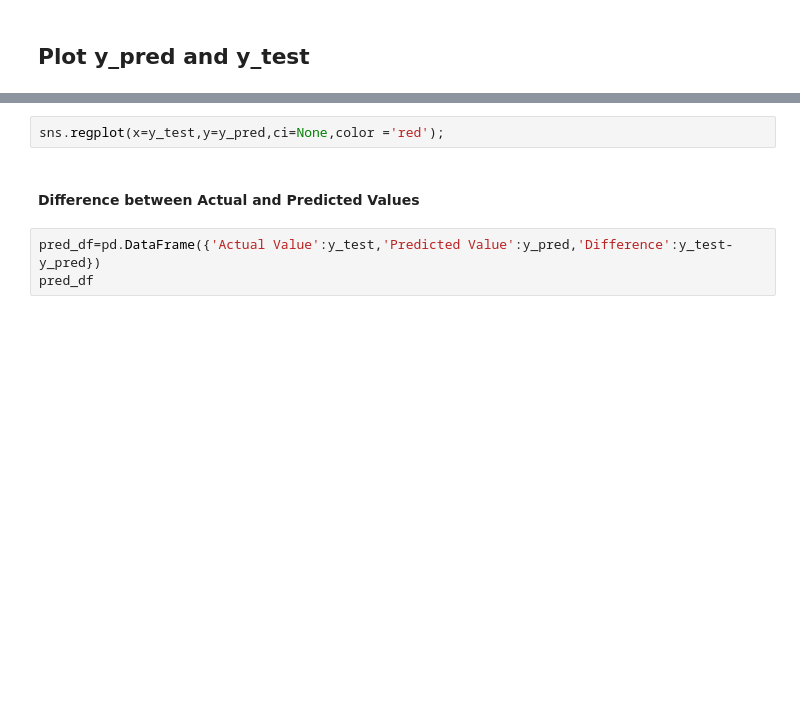
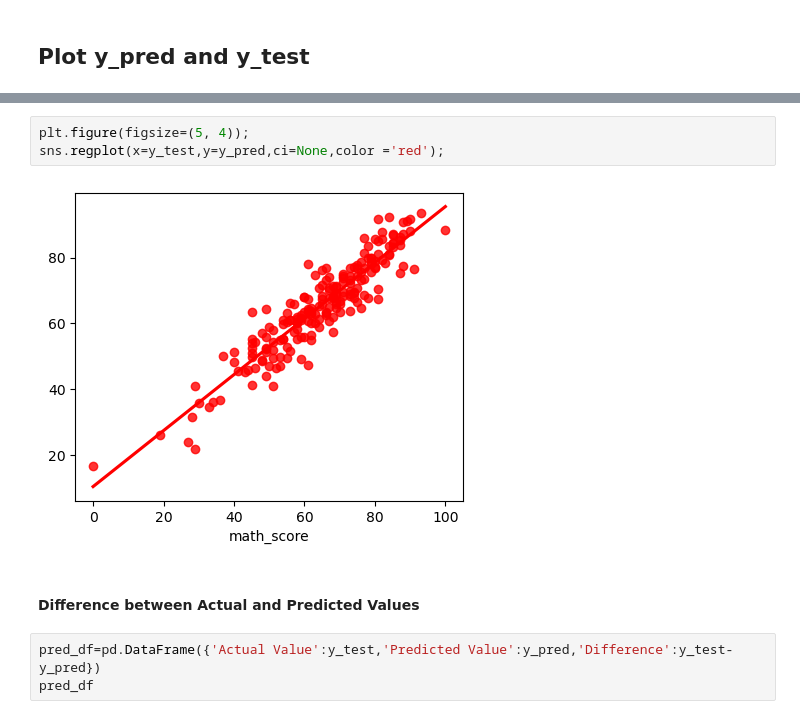
Before and after one commit to MrThanuj/ML_ProjectWork, a Jupyter notebook: notebook/2. MODEL TRAINING.ipynb, the cells around one changed output, grey strips where cells are left out. Saved outputs shown, nothing was run; the diff lists cells and outputs as text; blank space fills up the shorter version.

```diff
--- a/notebook/2. MODEL TRAINING.ipynb
+++ b/notebook/2. MODEL TRAINING.ipynb
@@ -196,5 +239,8 @@ plt.ylabel('Predicted');
 # %%
+plt.figure(figsize=(5, 4));
 sns.regplot(x=y_test,y=y_pred,ci=None,color ='red');
+# %% [output]
+[figure, added]
 # %% [markdown]
 #### Difference between Actual and Predicted Values
 # %%
```
Also changed, not shown: parts of 5 cells of this notebook, 5 other files.
